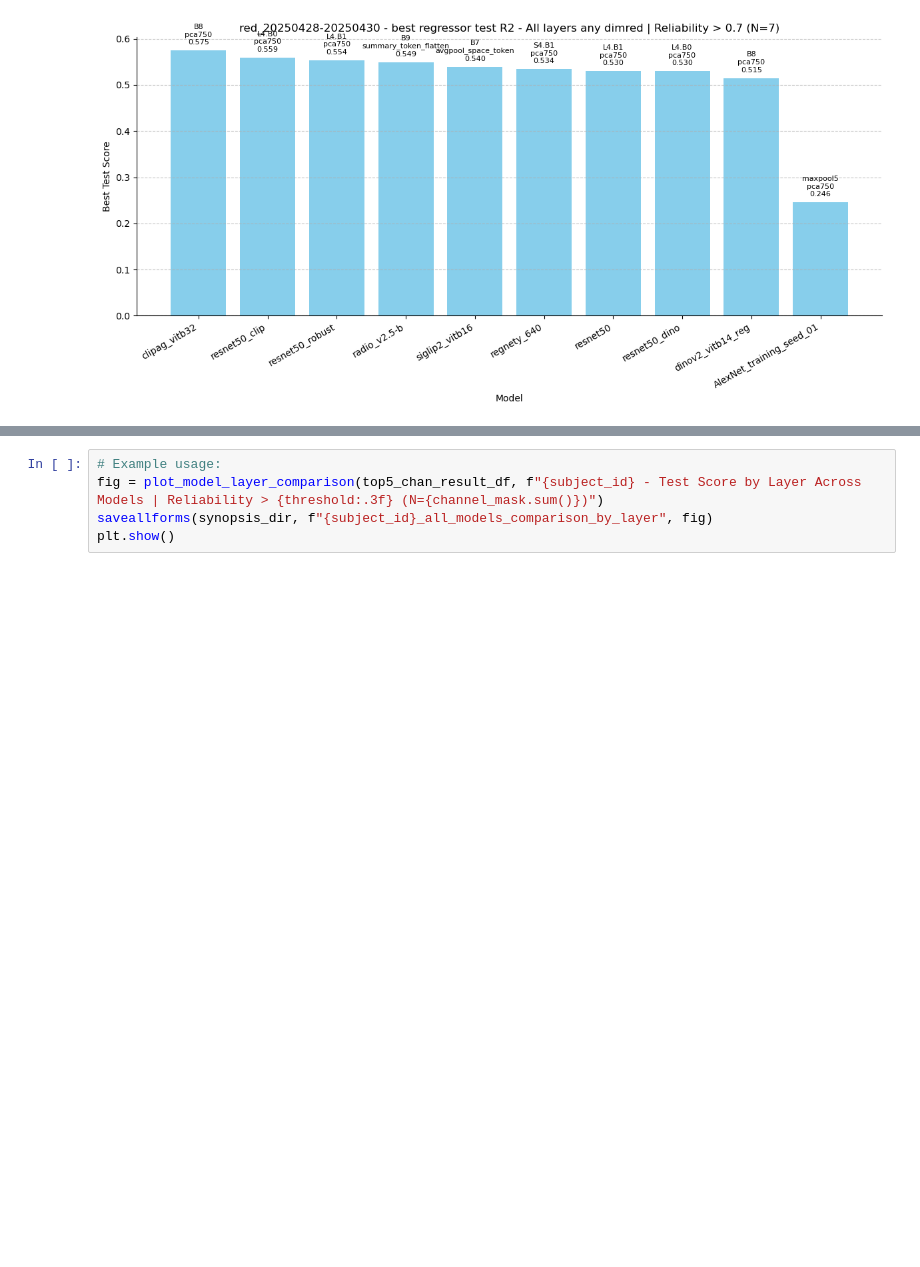
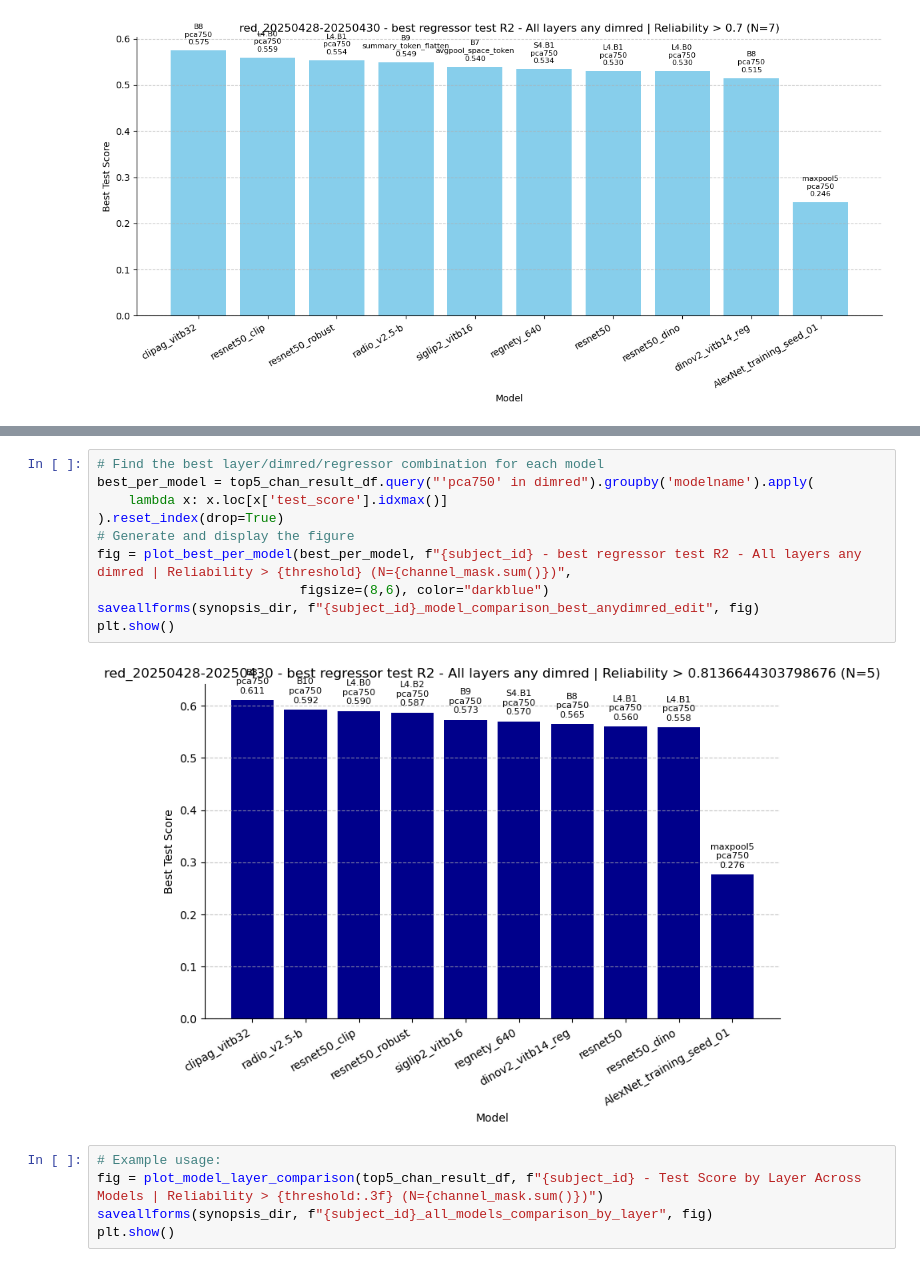
Before and after one commit to Animadversio/Closed-loop-visual-insilico, a Jupyter notebook: notebooks/neural_regress_red_20250428-20250430_posthoc_synopsis.ipynb, the cells around one changed output, grey strips where cells are left out. Saved outputs shown, nothing was run; the diff lists cells and outputs as text; blank space fills up the shorter version.

```diff
--- a/notebooks/neural_regress_red_20250428-20250430_posthoc_synopsis.ipynb
+++ b/notebooks/neural_regress_red_20250428-20250430_posthoc_synopsis.ipynb
@@ -393,3 +417,15 @@ plt.show()
+# %%
+# Find the best layer/dimred/regressor combination for each model
+best_per_model = top5_chan_result_df.query("'pca750' in dimred").groupby('modelname').apply(
+    lambda x: x.loc[x['test_score'].idxmax()]
+).reset_index(drop=True)
+# Generate and display the figure
+fig = plot_best_per_model(best_per_model, f"{subject_id} - best regressor test R2 - All layers any dimred | Reliability > {threshold} (N={channel_mask.sum()})",
+                          figsize=(8,6), color="darkblue")
+saveallforms(synopsis_dir, f"{subject_id}_model_comparison_best_anydimred_edit", fig)
+plt.show()
+# %% [output]
+[figure, added]
 # %%
 # Example usage:
 fig = plot_model_layer_comparison(top5_chan_result_df, f"{subject_id} - Test Score by Layer Across Models | Reliability > {threshold:.3f} (N={channel_mask.sum()})")
```
Also changed, not shown: parts of 3 cells of this notebook, 4 other files.
